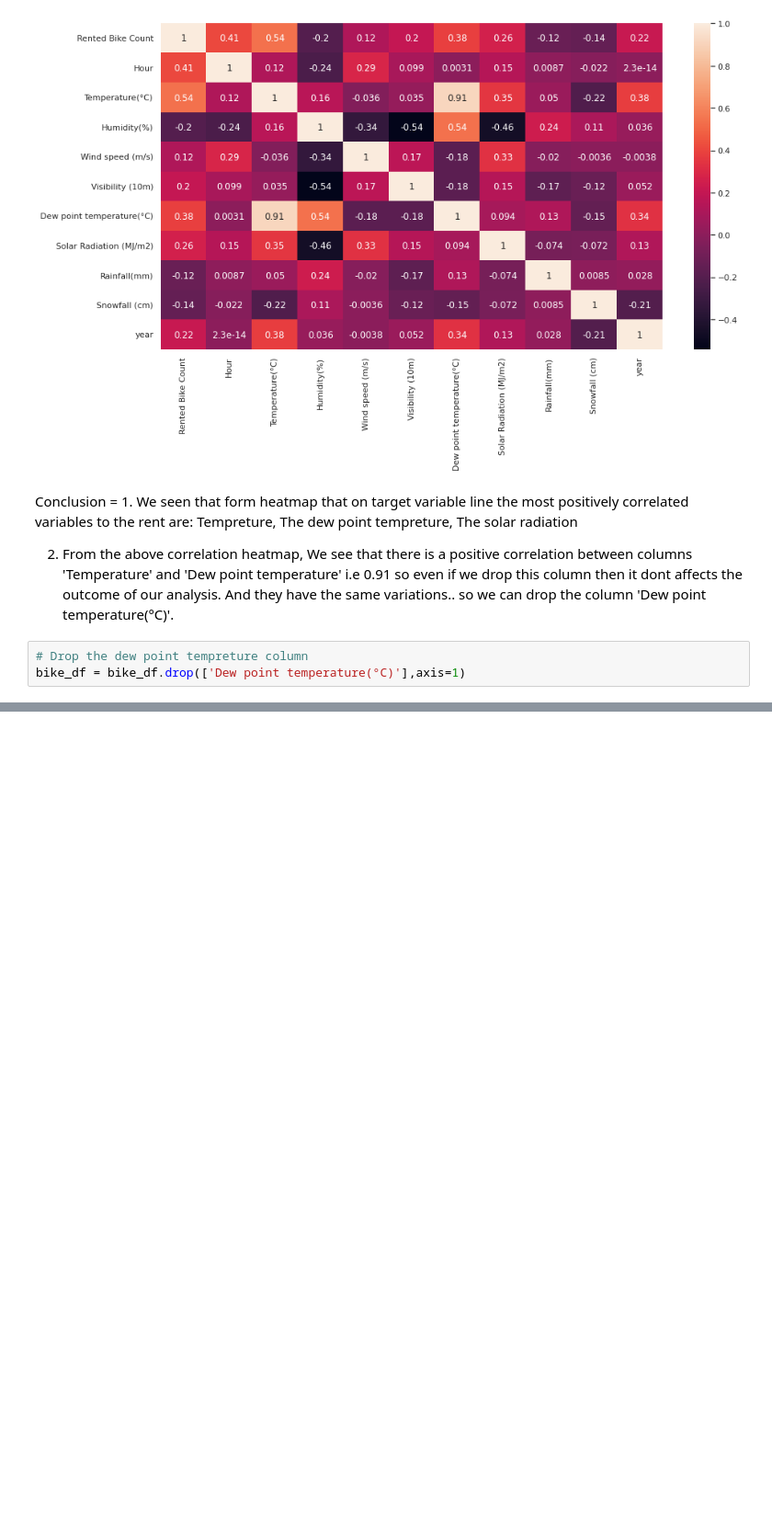
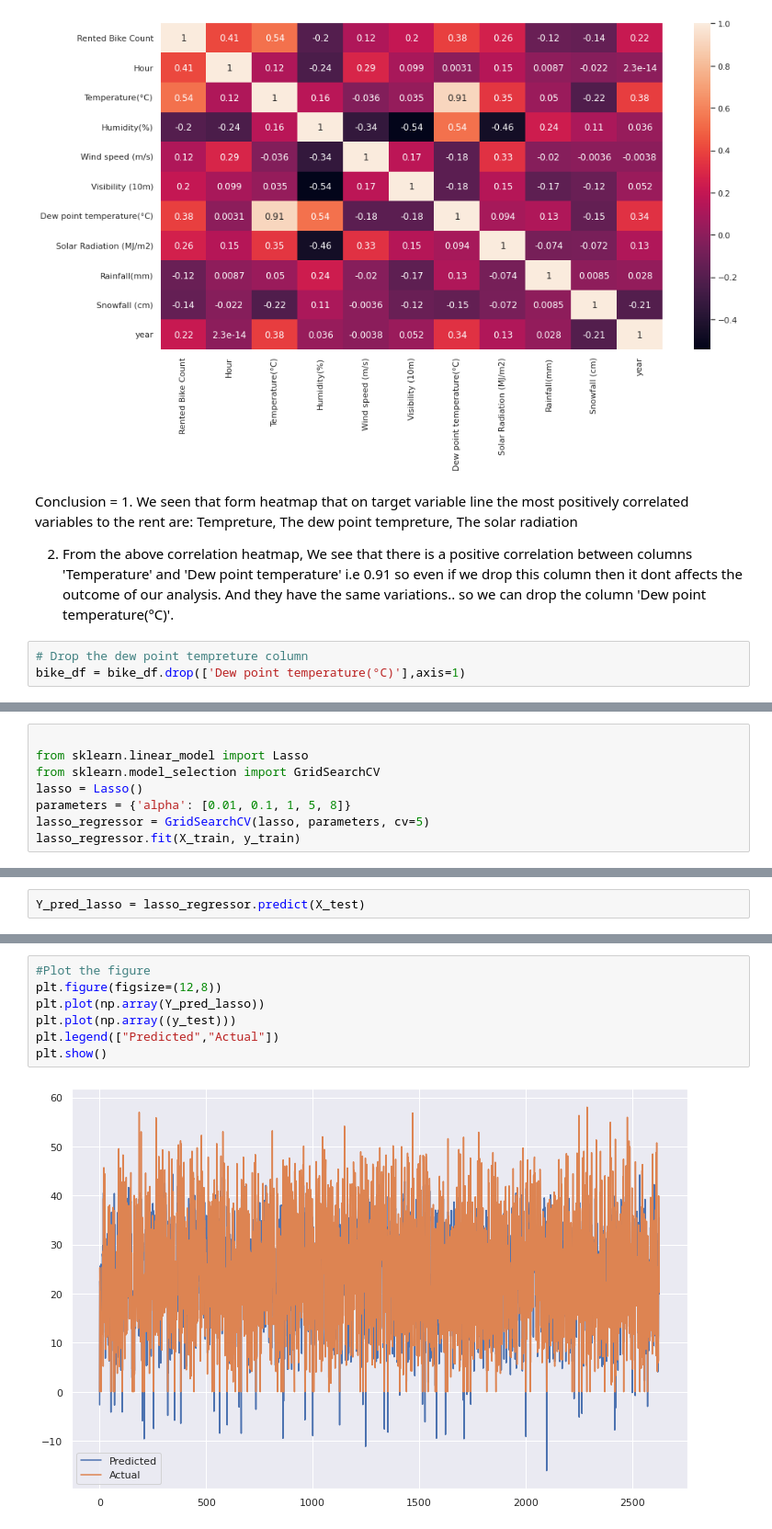
Before and after one commit to aditya8075/Bike-Sharing-Demand-Prediction---Supervised-machine-Learning-Regression, a Jupyter notebook: Bike_Sharing_Demand_Prediction_Supervised_machine_Learning.ipynb, the cells around one changed output, grey strips where cells are left out. Shown at 92% size. Cells and saved outputs as stored; diff of their text form; blank space fills up the shorter version.

```diff
--- a/Bike_Sharing_Demand_Prediction_Supervised_machine_Learning.ipynb
+++ b/Bike_Sharing_Demand_Prediction_Supervised_machine_Learning.ipynb
@@ -534,0 +750,8 @@ bike_df = bike_df.drop(['Dew point temperature(°C)'],axis=1)
+# %%
+
+from sklearn.linear_model import Lasso
+from sklearn.model_selection import GridSearchCV
+lasso = Lasso()
+parameters = {'alpha': [0.01, 0.1, 1, 5, 8]}
+lasso_regressor = GridSearchCV(lasso, parameters, cv=5)
+lasso_regressor.fit(X_train, y_train)
@@ -534,0 +777,2 @@ bike_df = bike_df.drop(['Dew point temperature(°C)'],axis=1)
+# %%
+Y_pred_lasso = lasso_regressor.predict(X_test)
@@ -534,0 +796,9 @@ bike_df = bike_df.drop(['Dew point temperature(°C)'],axis=1)
+# %%
+#Plot the figure
+plt.figure(figsize=(12,8))
+plt.plot(np.array(Y_pred_lasso))
+plt.plot(np.array((y_test)))
+plt.legend(["Predicted","Actual"])
+plt.show()
+# %% [output]
+[figure, added]
```
Also changed, not shown: parts of 59 cells of this notebook.
